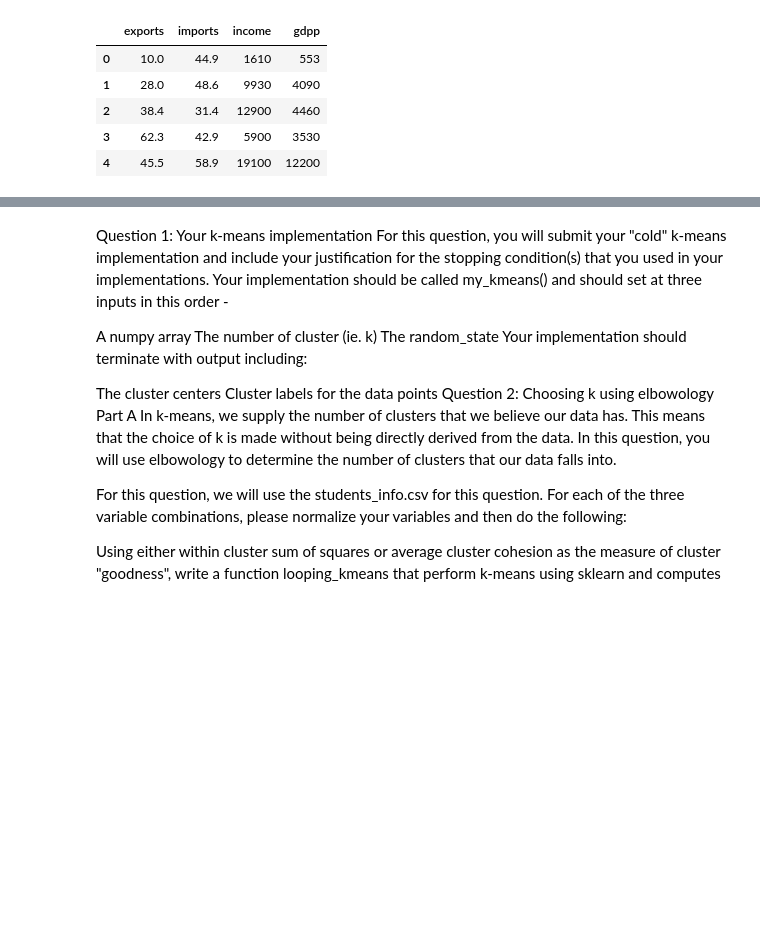
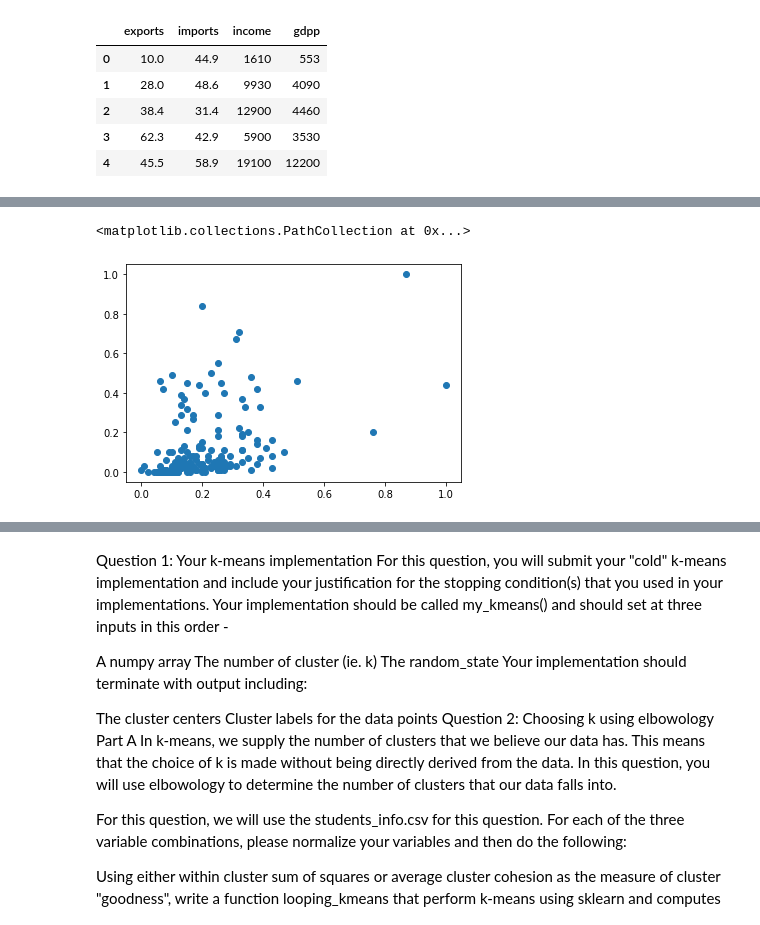
Before and after one commit to sashayeu/machine-learning-portfolio, a Jupyter notebook: Revised Homework/revisedHomework2.ipynb, the cells around one changed output, grey strips where cells are left out. Saved outputs shown, nothing was run; the diff lists cells and outputs as text; code cells hidden in the pictures; blank space fills up the shorter version.

```diff
--- a/Revised Homework/revisedHomework2.ipynb
+++ b/Revised Homework/revisedHomework2.ipynb
@@ -152,0 +212,6 @@ def compute_mse(truth_vec, predict_vec):
+# %%
+# A visualization of exports vs GDP per capita
+plt.scatter(x=exports_vs_gdpp[:,0],y=exports_vs_gdpp[:,1])
+# %% [output]
+<matplotlib.collections.PathCollection at 0x...>
+[figure, added]
```
Also changed, not shown: parts of 24 cells of this notebook.
